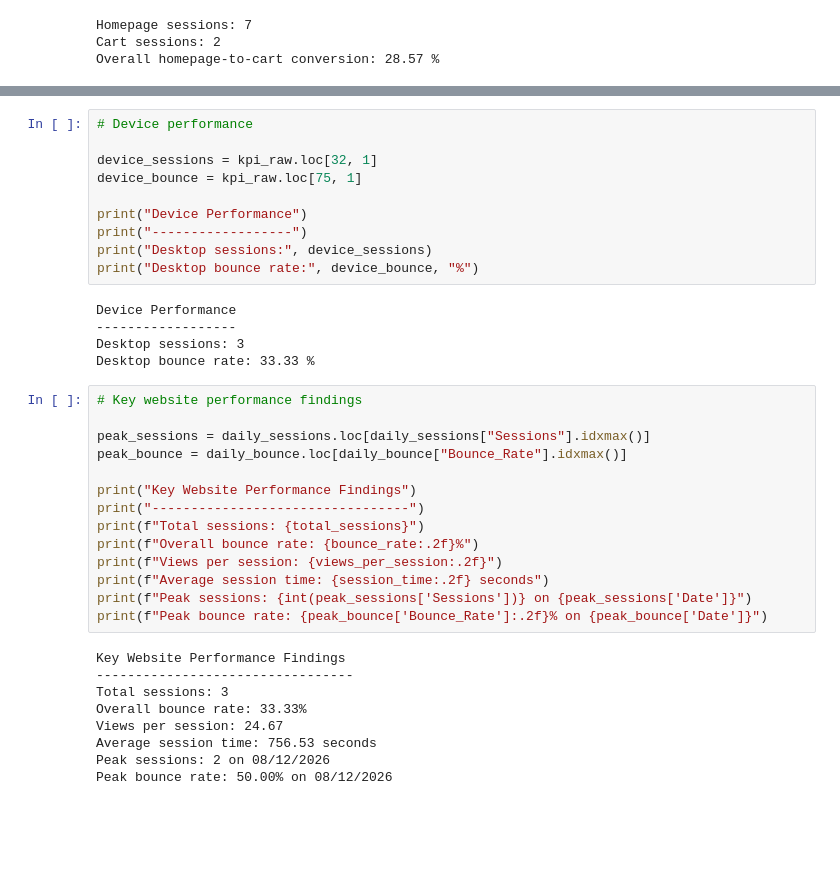
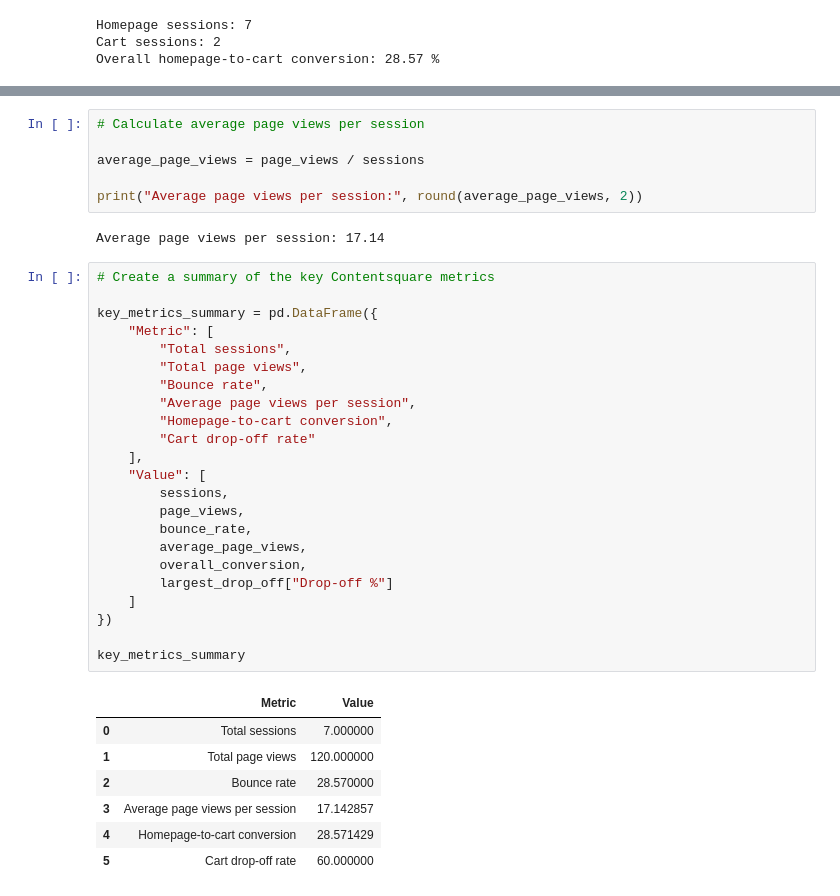
Before and after one commit to lomboto05-commits/contentsquare-website-analytics, a Jupyter notebook: ContentsquareAnalysis.ipynb, the cells around one changed output, grey strips where cells are left out. Saved outputs shown, nothing was run; the diff lists cells and outputs as text; blank space fills up the shorter version.

Commit message:
Complete Contentsquare analysis findings

```diff
--- a/ContentsquareAnalysis.ipynb
+++ b/ContentsquareAnalysis.ipynb
@@ -216,38 +214,39 @@ plt.show()
 # %%
-# Device performance
+# Calculate average page views per session
 
-device_sessions = kpi_raw.loc[32, 1]
-device_bounce = kpi_raw.loc[75, 1]
+average_page_views = page_views / sessions
 
-print("Device Performance")
-print("------------------")
-print("Desktop sessions:", device_sessions)
-print("Desktop bounce rate:", device_bounce, "%")
+print("Average page views per session:", round(average_page_views, 2))
 # %% [output]
-Device Performance
-------------------
-Desktop sessions: 3
-Desktop bounce rate: 33.33 %
+Average page views per session: 17.14
 # %%
-# Key website performance findings
+# Create a summary of the key Contentsquare metrics
 
-peak_sessions = daily_sessions.loc[daily_sessions["Sessions"].idxmax()]
-peak_bounce = daily_bounce.loc[daily_bounce["Bounce_Rate"].idxmax()]
+key_metrics_summary = pd.DataFrame({
+    "Metric": [
+        "Total sessions",
+        "Total page views",
+        "Bounce rate",
+        "Average page views per session",
+        "Homepage-to-cart conversion",
+        "Cart drop-off rate"
+    ],
+    "Value": [
+        sessions,
+        page_views,
+        bounce_rate,
+        average_page_views,
+        overall_conversion,
+        largest_drop_off["Drop-off %"]
+    ]
+})
 
-print("Key Website Performance Findings")
-print("---------------------------------")
-print(f"Total sessions: {total_sessions}")
-print(f"Overall bounce rate: {bounce_rate:.2f}%")
-print(f"Views per session: {views_per_session:.2f}")
-print(f"Average session time: {session_time:.2f} seconds")
-print(f"Peak sessions: {int(peak_sessions['Sessions'])} on {peak_sessions['Date']}")
-print(f"Peak bounce rate: {peak_bounce['Bounce_Rate']:.2f}% on {peak_bounce['Date']}")
+key_metrics_summary
 # %% [output]
-Key Website Performance Findings
----------------------------------
-Total sessions: 3
-Overall bounce rate: 33.33%
-Views per session: 24.67
-Average session time: 756.53 seconds
-Peak sessions: 2 on 08/12/2026
-Peak bounce rate: 50.00% on 08/12/2026
+|  | Metric | Value |
+| 0 | Total sessions | 7.000000 |
+| 1 | Total page views | 120.000000 |
+| 2 | Bounce rate | 28.570000 |
+| 3 | Average page views per session | 17.142857 |
+| 4 | Homepage-to-cart conversion | 28.571429 |
+| 5 | Cart drop-off rate | 60.000000 |
```
Also changed, not shown: parts of 3 cells of this notebook.
